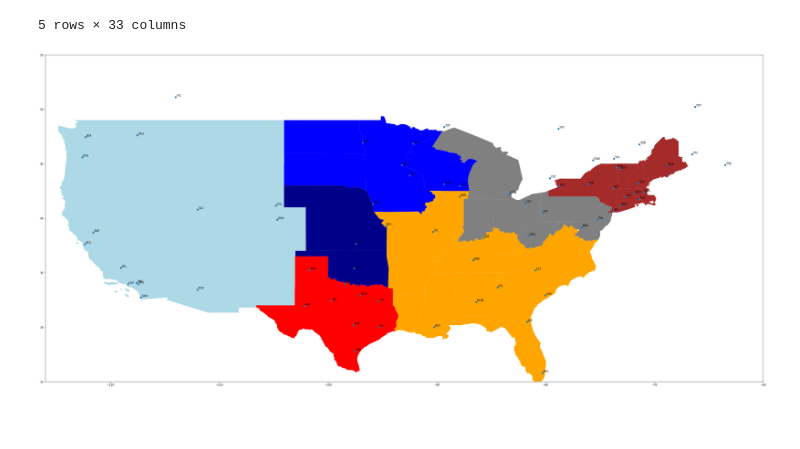
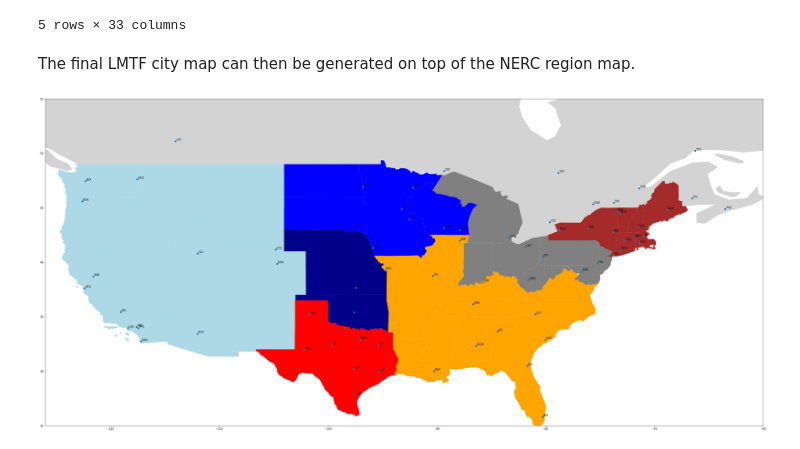
Before and after one commit to slacgismo/loadinsight, a Jupyter notebook: nercmap/NERC Map Generator.ipynb, the cells around one changed output. Saved outputs shown, nothing was run; the diff lists cells and outputs as text; code cells hidden in the pictures; blank space fills up the shorter version.

Commit message:
Added Canada and Mexica base maps

```diff
--- a/nercmap/NERC Map Generator.ipynb
+++ b/nercmap/NERC Map Generator.ipynb
@@ -139,21 +142,24 @@ cities.head()
 | ATL | 1039707 | 10397 | Hartsfield-Jackson Atlanta Intern... | Atlanta, GA | 34 | ... |
 | AUS | 1042302 | 10423 | Austin - Bergstrom International | Austin, TX | 74 | ... |
 5 rows × 33 columns
+# %% [markdown]
+The final LMTF city map can then be generated on top of the NERC region map.
 # %%
 base = nerc_gdf.plot(figsize=(48,24),color="white")
+base = prov_gdf.plot(ax=base,color="lightgrey")
 base = nerc_gdf[nerc_gdf.NERCarea=="WECC"].plot(ax=base,color="lightblue")
 base = nerc_gdf[nerc_gdf.NERCarea=="ERCOT"].plot(ax=base,color="red")
 base = nerc_gdf[nerc_gdf.NERCarea=="MRO"].plot(ax=base,color="blue")
 base = nerc_gdf[nerc_gdf.NERCarea=="SPP"].plot(ax=base,color="darkblue")
 base = nerc_gdf[nerc_gdf.NERCarea=="SERC"].plot(ax=base,color="orange")
 base = nerc_gdf[nerc_gdf.NERCarea=="RF"].plot(ax=base,color="grey")
 base = nerc_gdf[nerc_gdf.NERCarea=="NPCC"].plot(ax=base,color="brown")
 base = cities.plot(ax=base)
 base.set_xlim(-126,-60)
 base.set_ylim(25,55)
 for x,y,t in zip(cities.geometry.x,cities.geometry.y,cities.index):
     base.annotate(t,xy=(x,y),xytext=(3,3),textcoords="offset points")
 base.plot()
 plt.savefig("lmtfmap.png")
 # %% [output]
-[figure, old version]
+[figure, new version]
```
Also changed, not shown: parts of 4 cells of this notebook, 1 other file.
